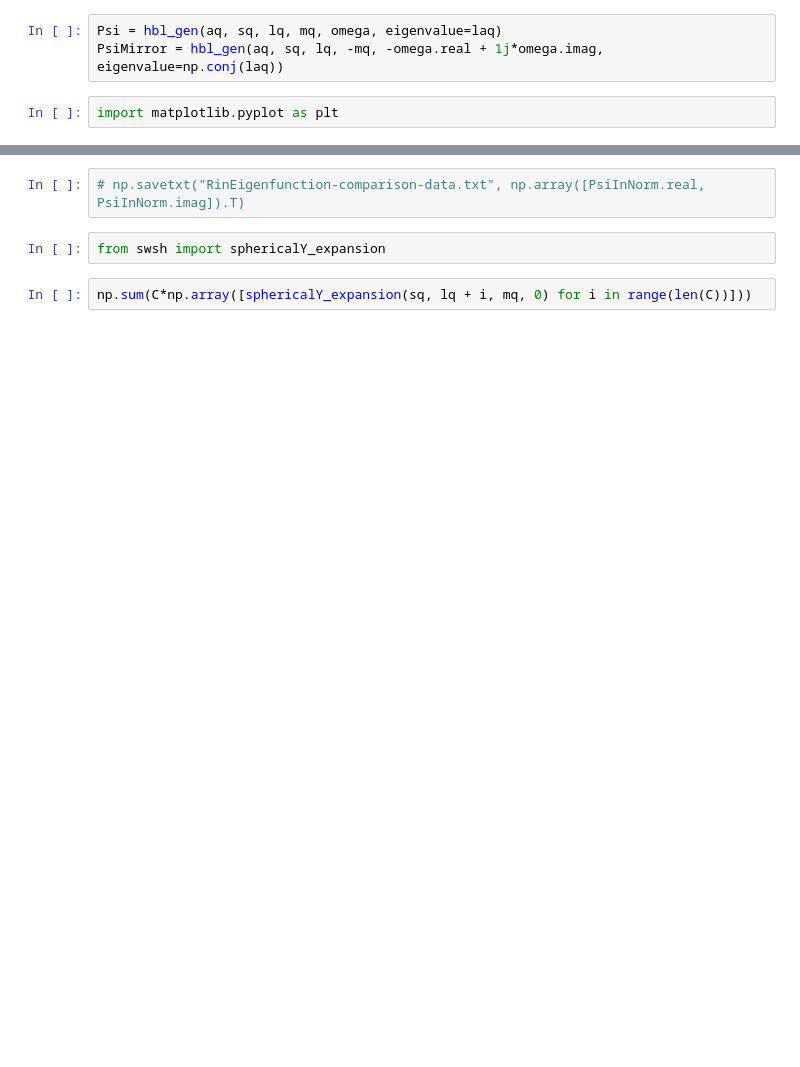
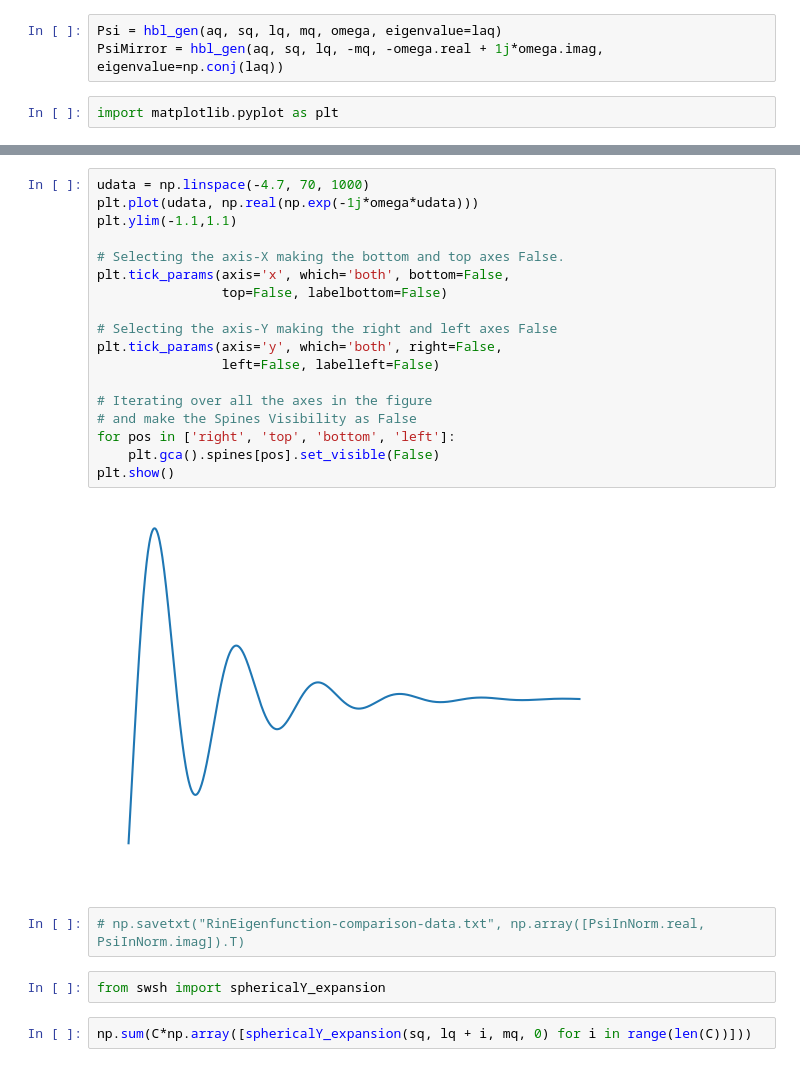
Before and after one commit to znasipak/hbl-teukolsky, a Jupyter notebook: qnms.ipynb, the cells around one changed output, grey strips where cells are left out. Saved outputs shown, nothing was run; the diff lists cells and outputs as text; blank space fills up the shorter version.

```diff
--- a/qnms.ipynb
+++ b/qnms.ipynb
@@ -69,3 +78,23 @@ plt.show()
+# %%
+udata = np.linspace(-4.7, 70, 1000)
+plt.plot(udata, np.real(np.exp(-1j*omega*udata)))
+plt.ylim(-1.1,1.1)
+
+# Selecting the axis-X making the bottom and top axes False.
+plt.tick_params(axis='x', which='both', bottom=False,
+                top=False, labelbottom=False)
+
+# Selecting the axis-Y making the right and left axes False
+plt.tick_params(axis='y', which='both', right=False,
+                left=False, labelleft=False)
+
+# Iterating over all the axes in the figure
+# and make the Spines Visibility as False
+for pos in ['right', 'top', 'bottom', 'left']:
+    plt.gca().spines[pos].set_visible(False)
+plt.show()
+# %% [output]
+[figure, added]
 # %%
 # np.savetxt("RinEigenfunction-comparison-data.txt", np.array([PsiInNorm.real, PsiInNorm.imag]).T)
 # %%
```
Also changed, not shown: parts of 56 cells of this notebook, 3 other files.
